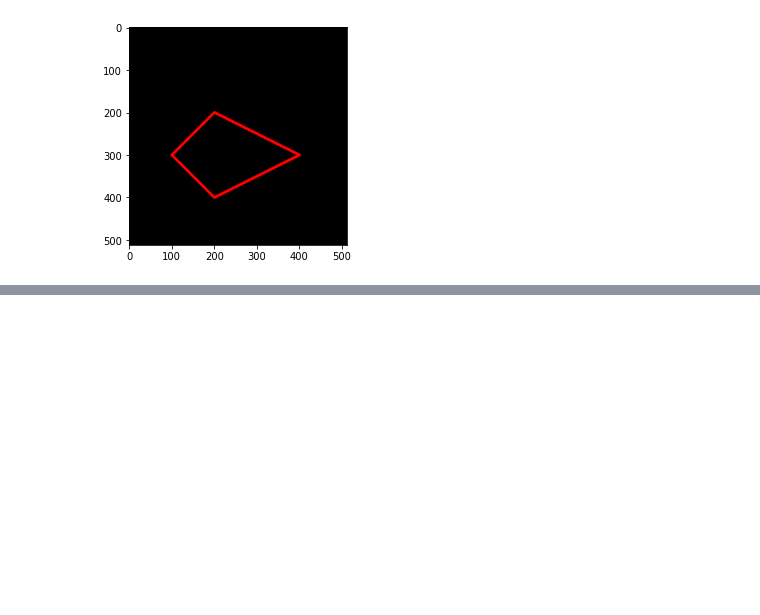
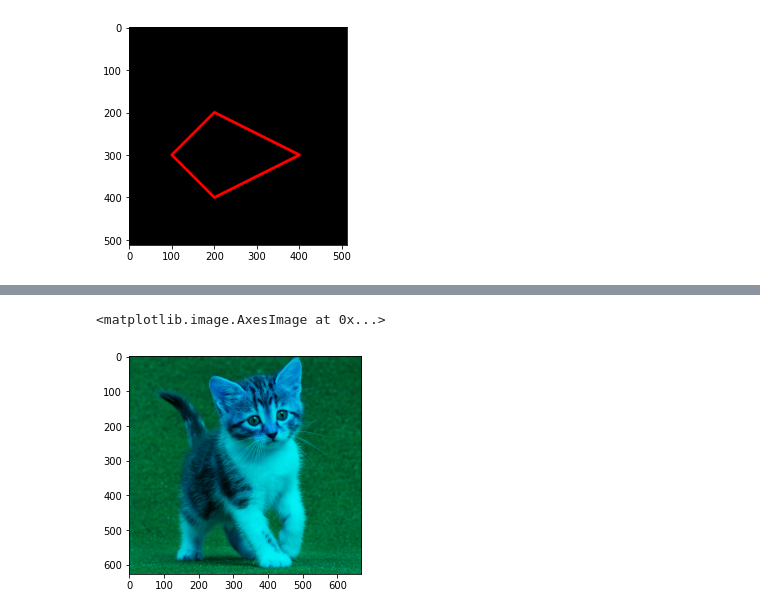
Before and after one commit to dhikaainul/PCVK_Ganjil_2022, a Jupyter notebook: jobsheet2.ipynb, the cells around one changed output, grey strips where cells are left out. Drawn from its saved outputs; the diff is of its cells as text; code cells hidden in the pictures; blank space fills up the shorter version.

```diff
--- a/jobsheet2.ipynb
+++ b/jobsheet2.ipynb
@@ -130,0 +147,7 @@ plt.imshow(black_img2)
+# %%
+green_blue = img
+green_blue[:,:,0] = 0
+plt.imshow(green_blue)
+# %% [output]
+<matplotlib.image.AxesImage at 0x...>
+[figure, added]
```
Also changed, not shown: parts of 9 cells of this notebook.
